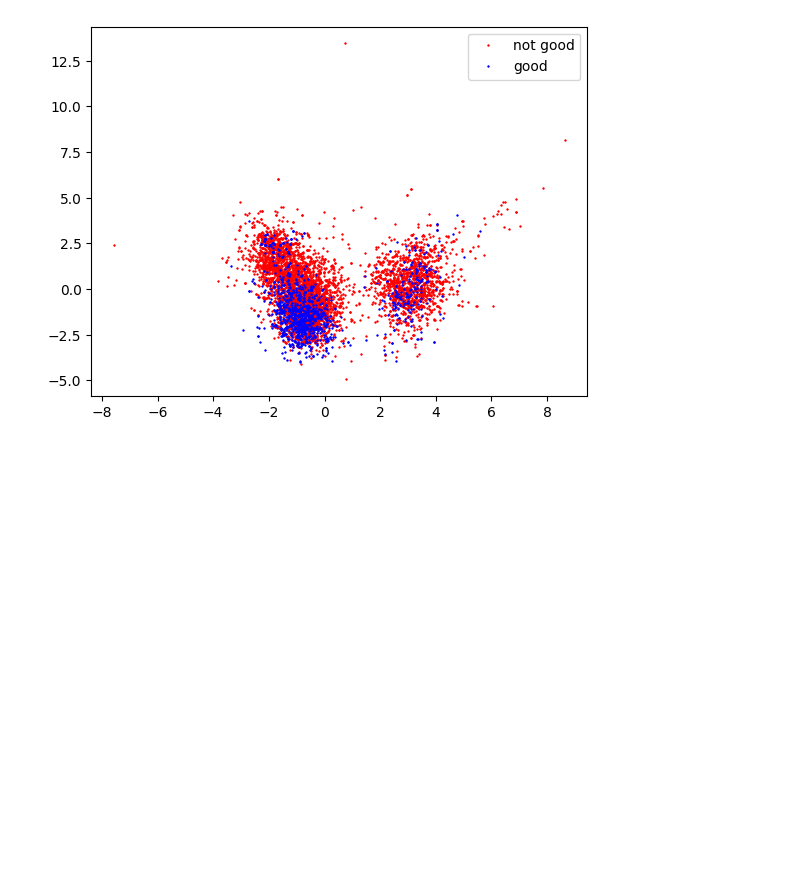
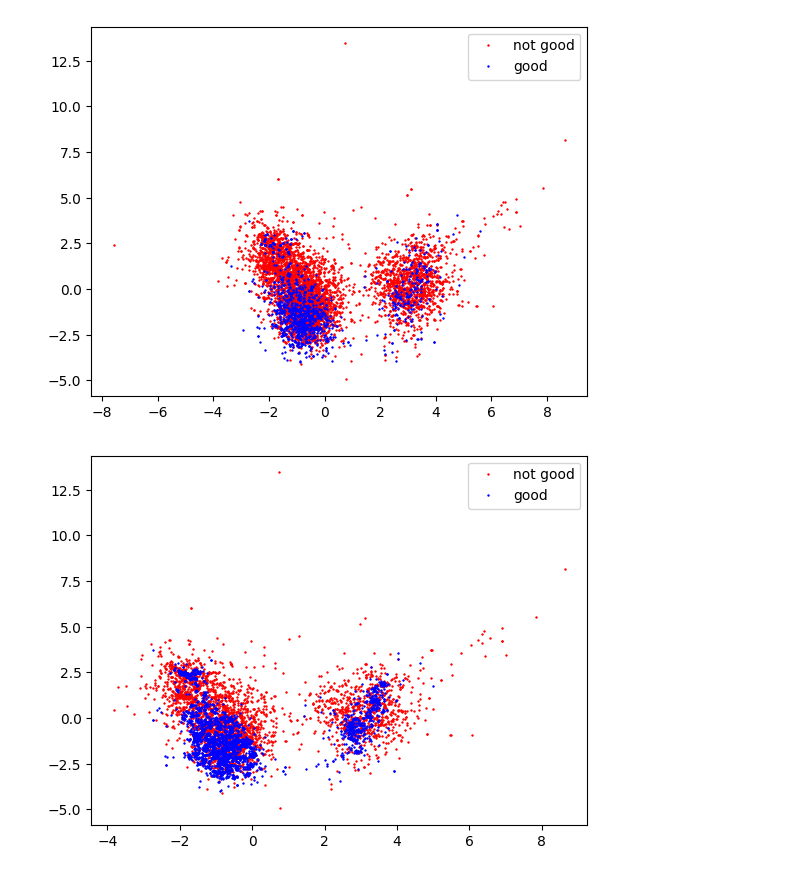
Before and after one commit to LucasBR96/WINE, a Jupyter notebook: src/DATA-MAN/data-vis.ipynb, the cells around one changed output. Cells and saved outputs as stored; diff of their text form; code cells hidden in the pictures; blank space fills up the shorter version.

Commit message:
smote is done

```diff
--- a/src/DATA-MAN/data-vis.ipynb
+++ b/src/DATA-MAN/data-vis.ipynb
@@ -80,3 +81,23 @@ plt.legend()
 plt.show()
 # %% [output]
 [figure]
+# %%
+
+np.random.seed( 35 )
+new_X , new_y = smote_supersampling( X_2d.T , y , n_ngh = 50 )
+xs = new_X.T[ 0 ]
+ys = new_X.T[ 1 ]
+
+for i in range( 2 ):
+
+    where = ( new_y == i )
+    x_pt = xs[ where ]
+    y_pt = ys[ where ]
+
+    plt.plot( x_pt , y_pt , formats[ i ] , label = labels[ i ] , markersize = .8 )
+    # ax[ i ].plot( x_pt , y_pt , formats[ i ] , label = labels[ i ] , markersize = .8 )
+
+plt.legend()
+plt.show()
+# %% [output]
+[figure, added]
```
Also changed, not shown: parts of 2 cells of this notebook, 1 other file.
